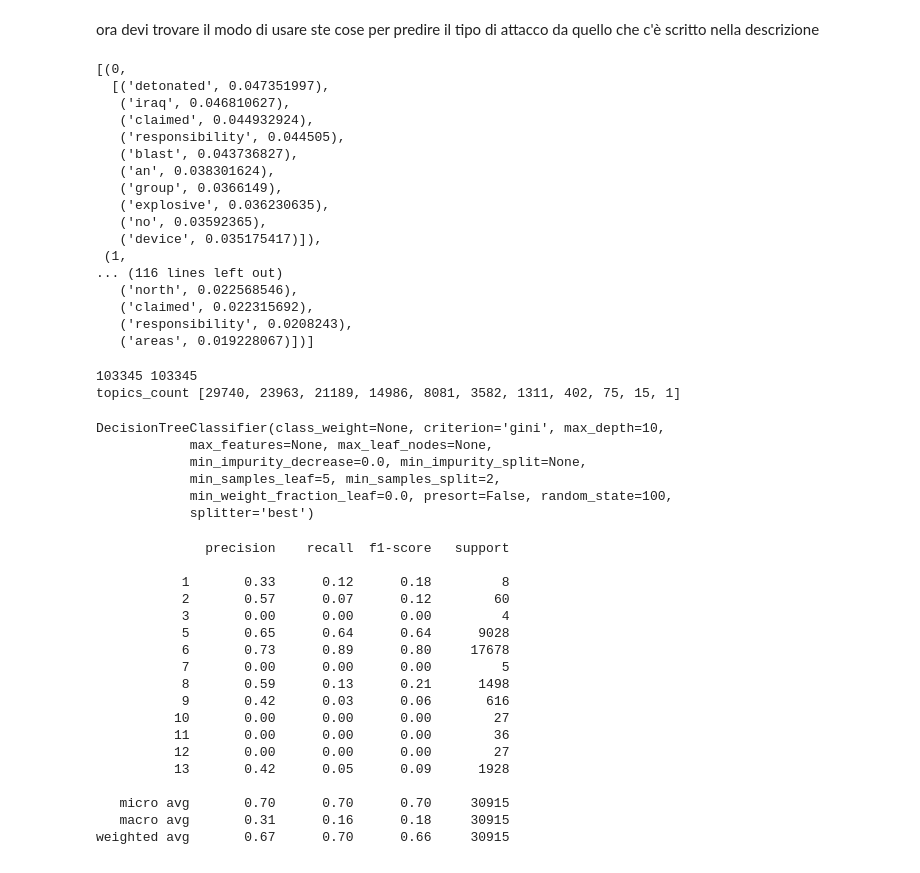
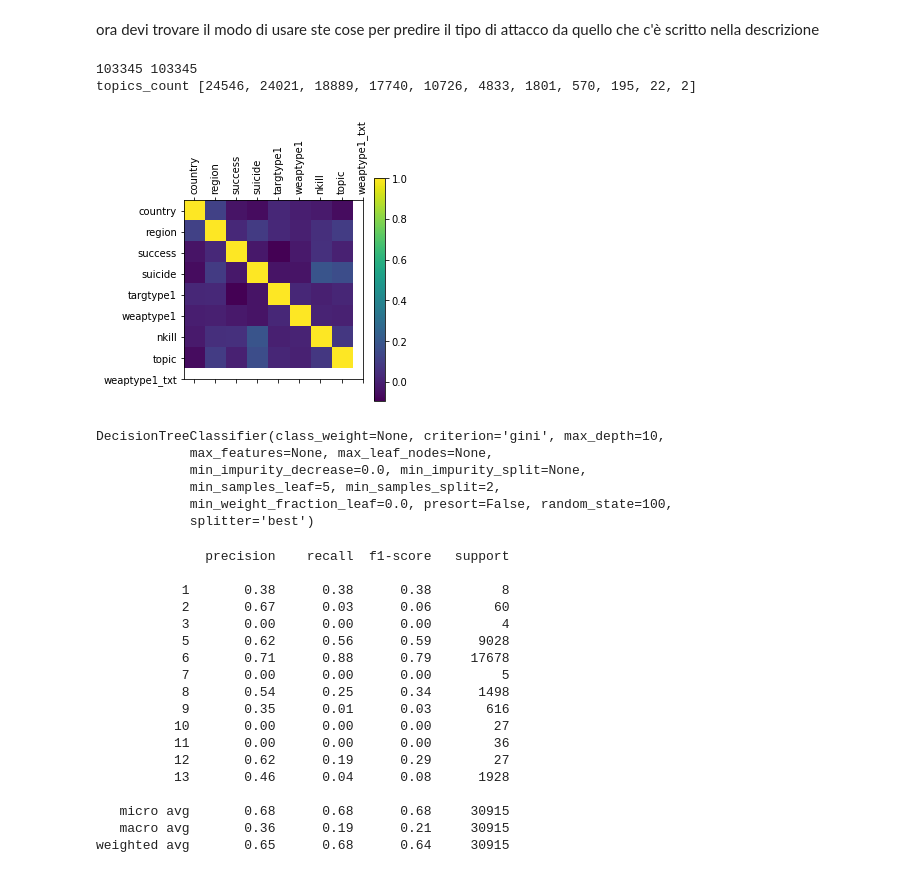
Before and after one commit to Gneur11/allenamento, a Jupyter notebook: terrorist attacks.ipynb, the cells around one changed output. Saved outputs shown, nothing was run; the diff lists cells and outputs as text; code cells hidden in the pictures.

```diff
--- a/terrorist attacks.ipynb
+++ b/terrorist attacks.ipynb
@@ -218,28 +106,9 @@ for string in pruned_strings:
 common_dictionary = Dictionary(corp)
 common_corpus = [common_dictionary.doc2bow(text) for text in corp]
 # %%
-lda = LdaModel(common_corpus, num_topics=12, id2word=common_dictionary,alpha="auto",eval_every=2)
+lda = LdaModel(common_corpus, num_topics=11, id2word=common_dictionary,alpha="auto",eval_every=2)
 # %%
 topics = lda.show_topics(num_topics=-1, num_words=10,formatted=False)
-topics
-# %% [output]
-[(0,
-  [('detonated', 0.047351997),
-   ('iraq', 0.046810627),
-   ('claimed', 0.044932924),
-   ('responsibility', 0.044505),
-   ('blast', 0.043736827),
-   ('an', 0.038301624),
-   ('group', 0.0366149),
-   ('explosive', 0.036230635),
-   ('no', 0.03592365),
-   ('device', 0.035175417)]),
- (1,
-... (116 lines left out)
-   ('north', 0.022568546),
-   ('claimed', 0.022315692),
-   ('responsibility', 0.0208243),
-   ('areas', 0.019228067)])]
 # %%
 topicColumn = []
 topicList = {}
@@ -262,12 +131,23 @@ data["topic"] = topicColumn
 print("topics_count",data["topic"].value_counts().tolist())
 # %% [output]
 103345 103345
-topics_count [29740, 23963, 21189, 14986, 8081, 3582, 1311, 402, 75, 15, 1]
+topics_count [24546, 24021, 18889, 17740, 10726, 4833, 1801, 570, 195, 22, 2]
 # %%
-dataset = data[["country","region","success","suicide","targtype1","weaptype1","nkill","topic"]]
+dataset = data[["country","region","success","suicide","targtype1","weaptype1","nkill","topic","weaptype1_txt"]]
 dataset = dataset.dropna(axis=0)
+weapons = dataset[["weaptype1_txt"]]
+
+
+plt.matshow(dataset.corr())
+plt.xticks(range(len(dataset.columns)), dataset.columns,rotation=90)
+plt.yticks(range(len(dataset.columns)), dataset.columns)
+plt.colorbar()
+plt.show()
+
 target = dataset[["weaptype1"]]
 dataset = dataset[["country","region","success","suicide","targtype1","nkill","topic"]]
+# %% [output]
+[figure, added]
 # %%
 from sklearn.metrics import confusion_matrix
 from sklearn.model_selection import train_test_split
@@ -292,19 +172,19 @@ print(classification_report(y_test, y_pred))
 # %% [output]
               precision    recall  f1-score   support
 
-           1       0.33      0.12      0.18         8
-           2       0.57      0.07      0.12        60
+           1       0.38      0.38      0.38         8
+           2       0.67      0.03      0.06        60
            3       0.00      0.00      0.00         4
-           5       0.65      0.64      0.64      9028
-           6       0.73      0.89      0.80     17678
+           5       0.62      0.56      0.59      9028
+           6       0.71      0.88      0.79     17678
            7       0.00      0.00      0.00         5
-           8       0.59      0.13      0.21      1498
-           9       0.42      0.03      0.06       616
+           8       0.54      0.25      0.34      1498
+           9       0.35      0.01      0.03       616
           10       0.00      0.00      0.00        27
           11       0.00      0.00      0.00        36
-          12       0.00      0.00      0.00        27
-          13       0.42      0.05      0.09      1928
+          12       0.62      0.19      0.29        27
+          13       0.46      0.04      0.08      1928
 
-   micro avg       0.70      0.70      0.70     30915
-   macro avg       0.31      0.16      0.18     30915
-weighted avg       0.67      0.70      0.66     30915
+   micro avg       0.68      0.68      0.68     30915
+   macro avg       0.36      0.19      0.21     30915
+weighted avg       0.65      0.68      0.64     30915
```
Also changed, not shown: parts of 13 cells of this notebook.
